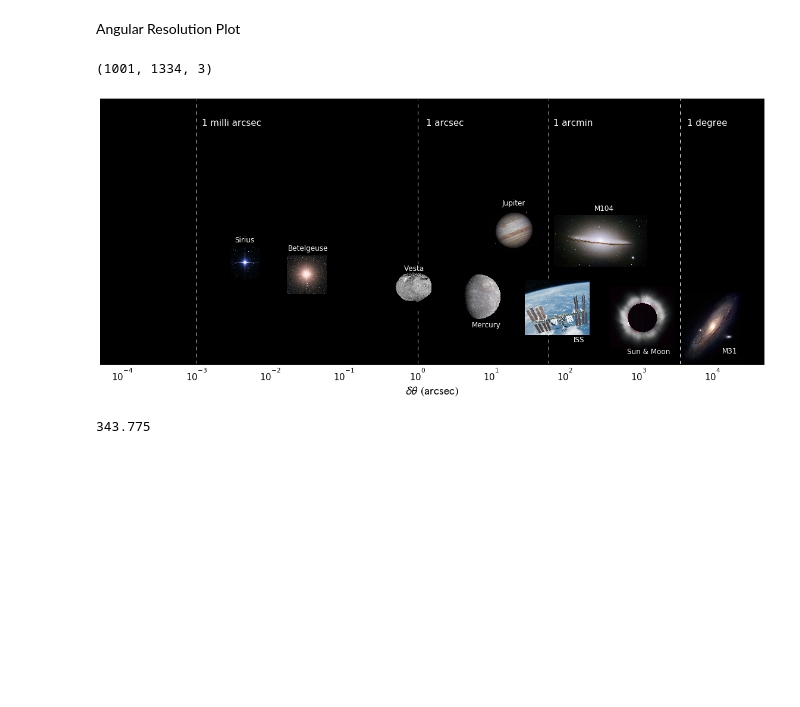
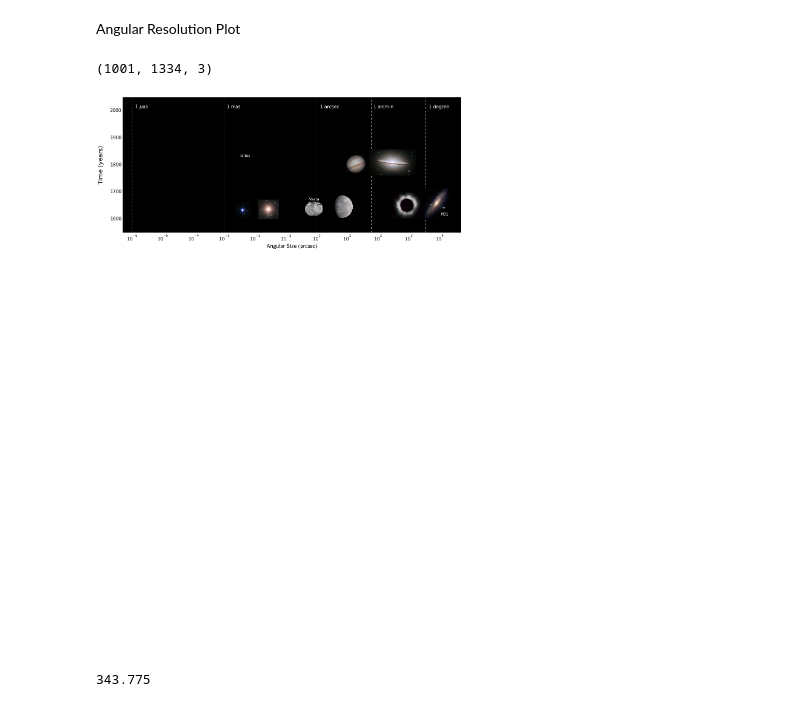
Before and after one commit to adelave1/171.618-plot, a Jupyter notebook: angular_size_plots.ipynb, the cells around one changed output. Drawn from its saved outputs; the diff is of its cells as text; code cells hidden in the pictures; blank space fills up the shorter version.

Commit message:
modified ipython notebook and added notes for second version of plot

```diff
--- a/angular_size_plots.ipynb
+++ b/angular_size_plots.ipynb
@@ -44,7 +44,7 @@ objects_to_plot = {
     'M104':[find_angular_size(size[objects=='M104'], distance[objects=='M104'], angle='arcsec')[0], './astro_scale/m104.jpg']
 }
 
-keys = ['Sirius', 'Betelgeuse', 'Vesta', 'Mercury', 'ISS', 'Moon', 'Andromeda']
+keys = ['Sirius', 'Betelgeuse', 'Vesta', 'Mercury', 'Moon', 'Andromeda']
 keys2 = ['Jupiter', 'M104']
 # %% [output]
   Radius (km)
@@ -65,31 +65,42 @@ ax = plt.subplot(111) # add an axis object
 
 ax.set_axis_bgcolor('black') # set background color to black
 ax.set_xscale('log') # make x-axis log scale
-ax.set_xlim(5e-5, 5e4) # set x-axis limits
-ax.set_xticks([10 ** i for i in range(-4, 5)])
+ax.set_xlim(5e-7, 5e4) # set x-axis limits
+ax.set_xticks([10 ** i for i in range(-6, 5)])
 #ax.xaxis.set_major_formatter(matplotlib.ticker.ScalarFormatter())
 #ax.xaxis.set_major_formatter(matplotlib.ticker.FormatStrFormatter('%d'))
-ax.set_xlabel(r'$\delta \theta \ (\rm{arcsec})$', size=lbl_ft_sz + 2) # label x-axis
+ax.set_xlabel(r'$\rm{Angular \ Size} \ (\rm{arcsec})$', size=lbl_ft_sz + 2) # label x-axis
+ax.set_ylabel('Time (years)', size=lbl_ft_sz + 2)
+ax.yaxis.labelpad = 20
+ax.set_ylim(1550, 2050)
+ax.set_yticks([1600, 1700, 1800, 1900, 2000])
 plt.setp(ax.get_xticklabels(), fontsize=15) # make x-axis tick marks larger
-plt.setp(ax, yticks=[]) # remove y-axis tick marks
+plt.setp(ax.get_yticklabels(), fontsize=15)
+#plt.setp(ax, yticks=[]) # remove y-axis tick marks
 
-ax.plot([1, 1], [0, 1], color='white', linestyle='--')
-ax.text(1.3, 0.9, '1 arcsec', color='white', size=lbl_ft_sz - 3)
+yrange = [1550, 2050]
+yoffset = 0.98 * 2050
+
+ax.plot([1, 1], yrange, color='white', linestyle='--')
+ax.text(1.3, yoffset, '1 arcsec', color='white', size=lbl_ft_sz - 3)
 #ax.text(1.3, 0.85, 'Fried Length', color='white', size=lbl_ft_sz - 4)
 
-ax.plot([60, 60], [0, 1], color='white', linestyle='--')
-ax.text(70, 0.9, '1 arcmin', color='white', size=lbl_ft_sz - 3)
+ax.plot([60, 60], yrange, color='white', linestyle='--')
+ax.text(70, yoffset, '1 arcmin', color='white', size=lbl_ft_sz - 3)
 
-ax.plot([3600, 3600], [0, 1], color='white', linestyle='--')
-ax.text(4500, 0.9, '1 degree', color='white', size=lbl_ft_sz - 3)
+ax.plot([3600, 3600], yrange, color='white', linestyle='--')
+ax.text(4500, yoffset, '1 degree', color='white', size=lbl_ft_sz - 3)
 
-ax.plot([0.001, 0.001], [0, 1], color='white', linestyle='--')
-ax.text(0.0012, 0.9, '1 milli arcsec', color='white', size=lbl_ft_sz - 3)
+ax.plot([0.001, 0.001], yrange, color='white', linestyle='--')
+ax.text(0.0012, yoffset, '1 mas', color='white', size=lbl_ft_sz - 3)
+
+ax.plot([1e-6, 1e-6], yrange, color='white', linestyle='--')
+ax.text(1.2e-6, yoffset, r'$1 \ \mu \rm{as}$', color='white', size=lbl_ft_sz+2)
 
 
 for i in range(len(keys)):
     obj = objects_to_plot[keys[i]]
-    x, y = 0.077 * (np.log10(obj[0]) + 4) + 0.13, -0.04 * i + 0.37 # find x,y positions on plot (these are analogous to percentages)
+    x, y = 0.063 * (np.log10(obj[0]) + 6) + 0.13, 0.2 # find x,y positions on plot (these are analogous to percentages)
     #x, y = 0.077 * (np.log10(obj[0]) + 4) + 0.13, np.exp(-0.3 * (i + 1))
     sp = plt.axes([x, y, 0.1 * np.exp(0.12 * i), 0.1 * np.exp(0.12 * i)]) # create a separate axes object within the main plot
     sp.axis('off') # remove the frame of the axes object
@@ -99,38 +110,38 @@ for i in range(len(keys)):
         sp.text(300, 450, 'M31', color='white', size=plot_lbl_ft_sz)
         #print data.shape
     elif keys[i] == 'Vesta':
         sp.text(450, 150, 'Vesta', color='white', size=plot_lbl_ft_sz)
         print data.shape
     sp.imshow(data, interpolation='nearest') # plot 2D data with imshow
     plt.setp(sp, yticks=[], xticks=[]) # remove tick marks
 
 for i in range(len(keys2)):
     obj = objects_to_plot[keys2[i]]
-    x, y = 0.077 * (np.log10(obj[0]) + 4) + 0.13, -0.04 * i + 0.45 # find x,y positions on plot (these are analogous to percentages)
+    x, y = 0.063 * (np.log10(obj[0]) + 6) + 0.13, 0.45 # find x,y positions on plot (these are analogous to percentages)
     sp = plt.axes([x, y, 0.13 * np.exp(0.15 * i), 0.13 * np.exp(0.15 * i)]) # create a separate axes object within the main plot
     sp.axis('off') # remove the frame of the axes object
     data = Image.open(obj[1]) # open image
     data = np.asarray(data) # convert to numpy array
     sp.imshow(data, interpolation='nearest') # plot 2D data with imshow
     plt.setp(sp, yticks=[], xticks=[]) # remove tick marks
 
 
-ax.text(0.0033, 0.46, 'Sirius', color='white', size=plot_lbl_ft_sz)
+ax.text(0.0033, 0.46 * 500 + 1600, 'Sirius', color='white', size=plot_lbl_ft_sz)
 ax.text(0.0175, 0.43, 'Betelgeuse', color='white', size=plot_lbl_ft_sz)
 #ax.text(0.55, 0.385, 'Vesta', color='white', size=plot_lbl_ft_sz)
 ax.text(5.488, 0.14, 'Mercury', color='white', size=plot_lbl_ft_sz)
-ax.text(130, 0.085, 'ISS', color='white', size=plot_lbl_ft_sz)
+#ax.text(130, 0.085, 'ISS', color='white', size=plot_lbl_ft_sz)
 ax.text(700, 0.04, 'Sun & Moon', color='white', size=plot_lbl_ft_sz)
 #ax.text(3e4, 0.02, 'M31', color='white', size=plot_lbl_ft_sz)
 ax.text(14, 0.6, 'Jupiter', color='white', size=plot_lbl_ft_sz)
 ax.text(250, 0.58, 'M104', color='white', size=plot_lbl_ft_sz)
 
-plt.savefig('sotzen_wang_delavega_171_618_plot.jpg', format='jpg', dpi=120)
+#plt.savefig('sotzen_wang_delavega_171_618_plot.jpg', format='jpg', dpi=120)
 
 plt.show() # show plot
 # %% [output]
 (1001, 1334, 3)
-[figure, old version]
+[figure, new version]
 # %%
 print objects_to_plot['M104'][0]
 # %% [output]
```
Also changed, not shown: 2 other files.
